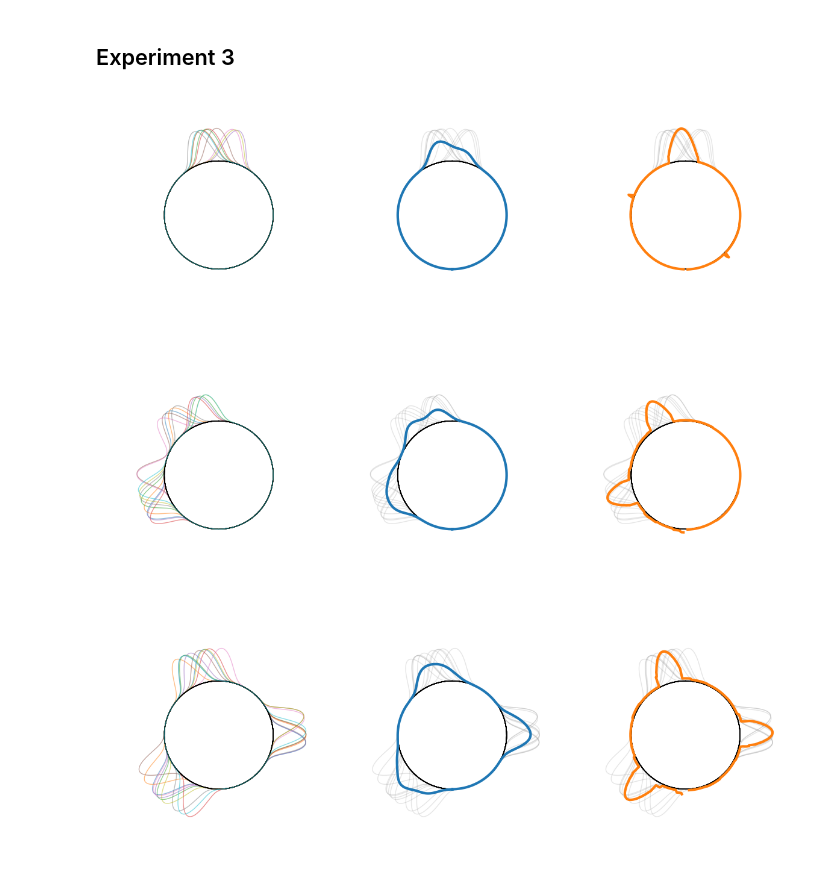
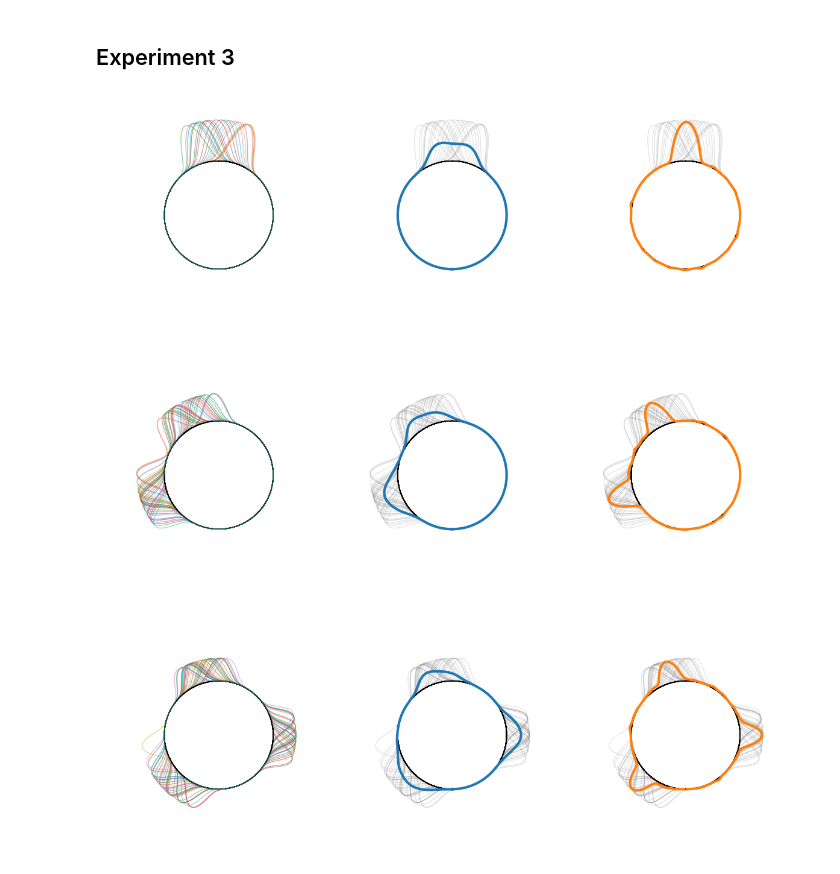
Before and after one commit to mint-vu/LCOT, a Jupyter notebook: Experiments.ipynb, the cells around one changed output. Saved outputs shown, nothing was run; the diff lists cells and outputs as text; code cells hidden in the pictures.

```diff
--- a/Experiments.ipynb
+++ b/Experiments.ipynb
@@ -15,11 +15,13 @@ warnings.filterwarnings("ignore")
 # %% [markdown]
 ## Experiment 1
 # %%
-x = np.linspace(-np.pi, np.pi, 500)
-t = np.linspace(0, 1, 500)
+x = np.linspace(-np.pi, np.pi, 1000)
+t = np.linspace(0, 1, 1000)
 
 mu = vonmises.pdf(0, 100, x)
+mu /= mu.sum()
 nu = .5*(vonmises.pdf(np.pi/2, 100,x)+vonmises.pdf(-np.pi/2, 100,x))
+nu /= nu.sum()
 lcot = LCOT(t)
 muhat = lcot.forward(measure([t,mu]))
 nuhat = lcot.forward(measure([t,nu]))
@@ -38,7 +40,7 @@ class_colors.append(generate_color_gradient(K+5,'Blues'))
 
 
 fig,ax = plt.subplots(1,3,figsize=(10*3,3))
-rs = (np.linspace(0,500,K+1)[:-1]).astype(int)
+rs = (np.linspace(0,1000,K+1)[:-1]).astype(int)
 measures=[]
 alpha = .8*np.ones(K)
 for i,r in enumerate(rs):
@@ -46,7 +48,7 @@ for i,r in enumerate(rs):
   measures.append(measure([t,temp]))
   ax[0].plot(t,temp,linewidth=2,c=class_colors[0][i],alpha=alpha[i])
 
-rs = (np.linspace(0,250,K+1)[:-1]).astype(int)
+rs = (np.linspace(0,500,K+1)[:-1]).astype(int)
 for i,r in enumerate(rs):
   temp = np.roll(nu,r)
   measures.append(measure([t,temp]))
@@ -54,9 +56,7 @@ for i,r in enumerate(rs):
 
 
 for i,a in enumerate(np.linspace(0,1,K)):
-  nuH = lcot.inverse((1-a)*muhat+a*nuhat)
-  nuH.density_y[-15:]=0
-  nuH.density_y[:15]=0
+  nuH = lcot.inverse_kde((1-a)*muhat+a*nuhat,kappa=700)
   measures.append(nuH)
   ax[1].plot(t,nuH.density_y ,linewidth=2,c=class_colors[1][i],alpha=alpha[i])
 
@@ -67,7 +67,7 @@ ax[1].plot(t,mu,linewidth=3,c='k',alpha=.75)
 for i in range(3):
     ax[i].set_xticks([])
     ax[i].set_yticks([])
-    ax[2].set_ylim(0,4.1)
+    ax[i].set_ylim(0,.03)
 plt.subplots_adjust(wspace=.01, hspace=0)
 plt.show()
 # %% [output]
@@ -342,16 +342,17 @@ fig , ax = plt.subplots(1,3,figsize=(15,5))
 measures = []
 embeddings = []
 # Number of measures per class
-M = 10
+M = 20
 eps = .7
 # Parameters of the unimodal von Mises
 loc = 0
 kappa = 50
-scale =.15
+scale =30
 kappa_rand = 30
 for i in range(M):
   mean_loc = vonmises(loc=0, kappa=kappa_rand).rvs(1)
   pdf = vonmises.pdf(mean_loc+loc, kappa, x)
+  pdf /= pdf.sum()
   nu = measure([t,pdf])
   measures.append(pdf)
   embeddings.append(lcot.forward(nu))
@@ -362,7 +363,7 @@ for i in range(M):
 Euclidean_barycenter = np.stack(measures,0).mean(0)
 plot_circle_pdf(t, Euclidean_barycenter,ax=ax[1],alpha=1.,c='C0',scale=scale,eps=eps,linewidth=3)
 embedd_mean = np.stack(embeddings,0).mean(0)
-LCOT_barycenter = lcot.inverse(embedd_mean)
+LCOT_barycenter = lcot.inverse_kde(embedd_mean,kappa=500)
 lcot_bary = LCOT_barycenter.density_y
 tau=3
 plot_circle_pdf(t[tau:-tau],lcot_bary[tau:-tau] ,ax=ax[2],alpha=1.,c='C1',scale=scale,eps=eps,linewidth=3)
@@ -376,7 +377,7 @@ for m in range(3):
   ax[m].axis('off')
 plt.subplots_adjust(wspace=0, hspace=0)
 # %% [output]
-[figure, old version]
+[figure, new version]
 # %%
 #@title # Generate Densities
 np.random.seed(0)
@@ -384,10 +385,8 @@ fig , ax = plt.subplots(1,3,figsize=(15,5))
 # Initialize measures and labels
 measures = []
 embeddings = []
-# Number of measures per class
-M = 10
-eps = .7
-scale = .25
+scale = 40
+M = 30
 # Parameters of the unimodal von Mises
 loc1 = .15*np.pi
 loc2 = .6*np.pi
@@ -396,6 +395,7 @@ for i in range(M):
   vonmises_1_pdf = vonmises.pdf(loc1+mean_locs[0], kappa, x)/2
   vonmises_2_pdf = vonmises.pdf(loc2+mean_locs[1], kappa, x)/2
   pdf = vonmises_1_pdf + vonmises_2_pdf
+  pdf /= pdf.sum()
   nu = measure([t,pdf])
   measures.append(pdf)
   embeddings.append(lcot.forward(nu))
@@ -406,7 +406,7 @@ for i in range(M):
 Euclidean_barycenter = np.stack(measures,0).mean(0)
 plot_circle_pdf(t, Euclidean_barycenter,ax=ax[1],alpha=1.,c='C0',scale=scale,eps=eps,linewidth=3)
 embedd_mean = np.stack(embeddings,0).mean(0)
-LCOT_barycenter = lcot.inverse(embedd_mean)
+LCOT_barycenter = lcot.inverse_kde(embedd_mean,kappa=500)
 lcot_bary = LCOT_barycenter.density_y
 tau=3
 plot_circle_pdf(t[tau:-tau],lcot_bary[tau:-tau] ,ax=ax[2],alpha=1.,c='C1',scale=scale,eps=eps,linewidth=3)
@@ -420,7 +420,7 @@ for m in range(3):
   ax[m].axis('off')
 plt.subplots_adjust(wspace=0, hspace=0)
 # %% [output]
-[figure, old version]
+[figure, new version]
 # %%
 #@title # Generate Densities
 np.random.seed(1)
@@ -429,9 +429,9 @@ fig , ax = plt.subplots(1,3,figsize=(15,5))
 measures = []
 embeddings = []
 # Number of measures per class
-M = 10
+M = 30
 eps = .7
-scale = .45
+scale = 50
 # Parameters of the unimodal von Mises
 ## Vonmises trimodal Asymmetric
 loc1= .1*np.pi
@@ -439,32 +439,33 @@ loc2=-.5*np.pi
 loc3=.75*np.pi
 for i in range(M):
   mean_locs = vonmises(loc=0, kappa=kappa_rand).rvs(3)
   vonmises_1_pdf = vonmises.pdf(loc1+mean_locs[0], kappa, x)/3
   vonmises_2_pdf = vonmises.pdf(loc2+mean_locs[1], kappa, x)/3
   vonmises_3_pdf = vonmises.pdf(loc3+mean_locs[2], kappa, x)/3
   pdf = vonmises_1_pdf + vonmises_2_pdf + vonmises_3_pdf
+  pdf /= pdf.sum()
   nu = measure([t,pdf])
   measures.append(pdf)
   embeddings.append(lcot.forward(nu))
   plot_circle_pdf(t, pdf,ax=ax[0],alpha=.5,c=None,scale=scale,eps=eps)
   plot_circle_pdf(t, pdf,ax=ax[1],alpha=.2,c='gray',scale=scale,eps=eps)
   plot_circle_pdf(t, pdf,ax=ax[2],alpha=.2,c='gray',scale=scale,eps=eps)
 
 Euclidean_barycenter = np.stack(measures,0).mean(0)
 plot_circle_pdf(t, Euclidean_barycenter,ax=ax[1],alpha=1.,c='C0',scale=scale,eps=eps,linewidth=3)
 embedd_mean = np.stack(embeddings,0).mean(0)
-LCOT_barycenter = lcot.inverse(embedd_mean)
+LCOT_barycenter = lcot.inverse_kde(embedd_mean,kappa=500)
 lcot_bary = LCOT_barycenter.density_y
 tau=5
 plot_circle_pdf(t[tau:-tau],lcot_bary[tau:-tau] ,ax=ax[2],alpha=1.,c='C1',scale=scale,eps=eps,linewidth=3)
 
 
 for m in range(3):
   ax[m].set_yticks([])
   ax[m].set_xticks([])
   ax[m].set_ylim([-1.5,1.5])
   ax[m].set_xlim([-1.5,1.5])
   ax[m].axis('off')
 plt.subplots_adjust(wspace=0, hspace=0)
 # %% [output]
-[figure, old version]
+[figure, new version]
```
Also changed, not shown: parts of 3 cells of this notebook, 3 other files.
